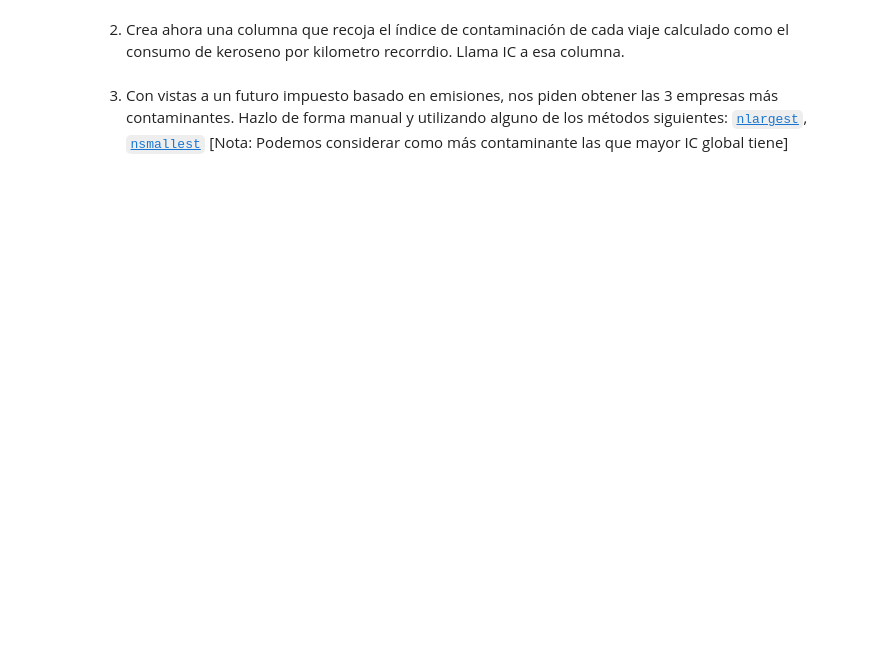
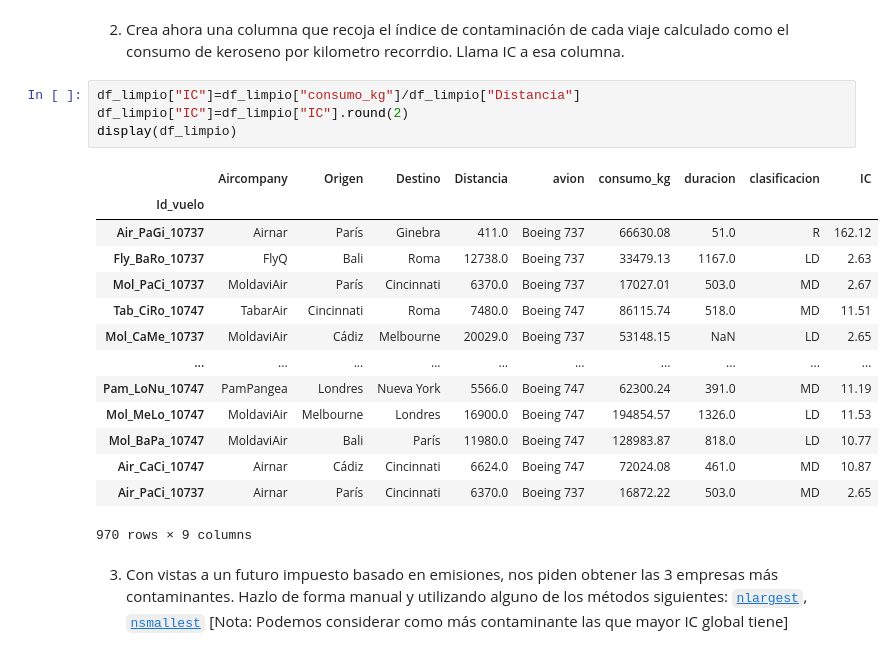
Before and after one commit to alimadriz0110/DS-Online-Ali-Madriz, a Jupyter notebook: 02_Herramientas_Avanzadas/Sprint_04/Unidad_02_Pandas_II/03_Practica_Obligatoria/18_Practica_Obligatoria_Pandas_II.ipynb, the cells around one changed output. Drawn from its saved outputs; the diff is of its cells as text; blank space fills up the shorter version.

```diff
--- a/02_Herramientas_Avanzadas/Sprint_04/Unidad_02_Pandas_II/03_Practica_Obligatoria/18_Practica_Obligatoria_Pandas_II.ipynb
+++ b/02_Herramientas_Avanzadas/Sprint_04/Unidad_02_Pandas_II/03_Practica_Obligatoria/18_Practica_Obligatoria_Pandas_II.ipynb
@@ -74,4 +217,23 @@ Una vez "limpios" ya podemos analizar los datos y/o manipularlos. De hecho, nos
 # %% [markdown]
 2. Crea ahora una columna que recoja el índice de contaminación de cada viaje calculado como el consumo de keroseno por kilometro recorrdio. Llama IC a esa columna.
+# %%
+df_limpio["IC"]=df_limpio["consumo_kg"]/df_limpio["Distancia"]
+df_limpio["IC"]=df_limpio["IC"].round(2)
+display(df_limpio)
+# %% [output]
+|  | Aircompany | Origen | Destino | Distancia | avion | consumo_kg | duracion | clasificacion | IC |
+| Id_vuelo |  |  |  |  |  |  |  |  |  |
+| Air_PaGi_10737 | Airnar | París | Ginebra | 411.0 | Boeing 737 | 66630.08 | 51.0 | R | 162.12 |
+| Fly_BaRo_10737 | FlyQ | Bali | Roma | 12738.0 | Boeing 737 | 33479.13 | 1167.0 | LD | 2.63 |
+| Mol_PaCi_10737 | MoldaviAir | París | Cincinnati | 6370.0 | Boeing 737 | 17027.01 | 503.0 | MD | 2.67 |
+| Tab_CiRo_10747 | TabarAir | Cincinnati | Roma | 7480.0 | Boeing 747 | 86115.74 | 518.0 | MD | 11.51 |
+| Mol_CaMe_10737 | MoldaviAir | Cádiz | Melbourne | 20029.0 | Boeing 737 | 53148.15 | NaN | LD | 2.65 |
+| ... | ... | ... | ... | ... | ... | ... | ... | ... | ... |
+| Pam_LoNu_10747 | PamPangea | Londres | Nueva York | 5566.0 | Boeing 747 | 62300.24 | 391.0 | MD | 11.19 |
+| Mol_MeLo_10747 | MoldaviAir | Melbourne | Londres | 16900.0 | Boeing 747 | 194854.57 | 1326.0 | LD | 11.53 |
+| Mol_BaPa_10747 | MoldaviAir | Bali | París | 11980.0 | Boeing 747 | 128983.87 | 818.0 | LD | 10.77 |
+| Air_CaCi_10747 | Airnar | Cádiz | Cincinnati | 6624.0 | Boeing 747 | 72024.08 | 461.0 | MD | 10.87 |
+| Air_PaCi_10737 | Airnar | París | Cincinnati | 6370.0 | Boeing 737 | 16872.22 | 503.0 | MD | 2.65 |
+970 rows × 9 columns
 # %% [markdown]
 3. Con vistas a un futuro impuesto basado en emisiones, nos piden obtener las 3 empresas más contaminantes. Hazlo de forma manual y utilizando alguno de los métodos siguientes: [`nlargest`](https://pandas.pydata.org/docs/reference/api/pandas.DataFrame.nlargest.html "Info sobre nlargest"), [`nsmallest`](https://pandas.pydata.org/docs/reference/api/pandas.DataFrame.nsmallest.html "Info sobre smallest") [Nota: Podemos considerar como más contaminante las que mayor IC global tiene]
```
Also changed, not shown: parts of 14 cells of this notebook, 5 other files.
